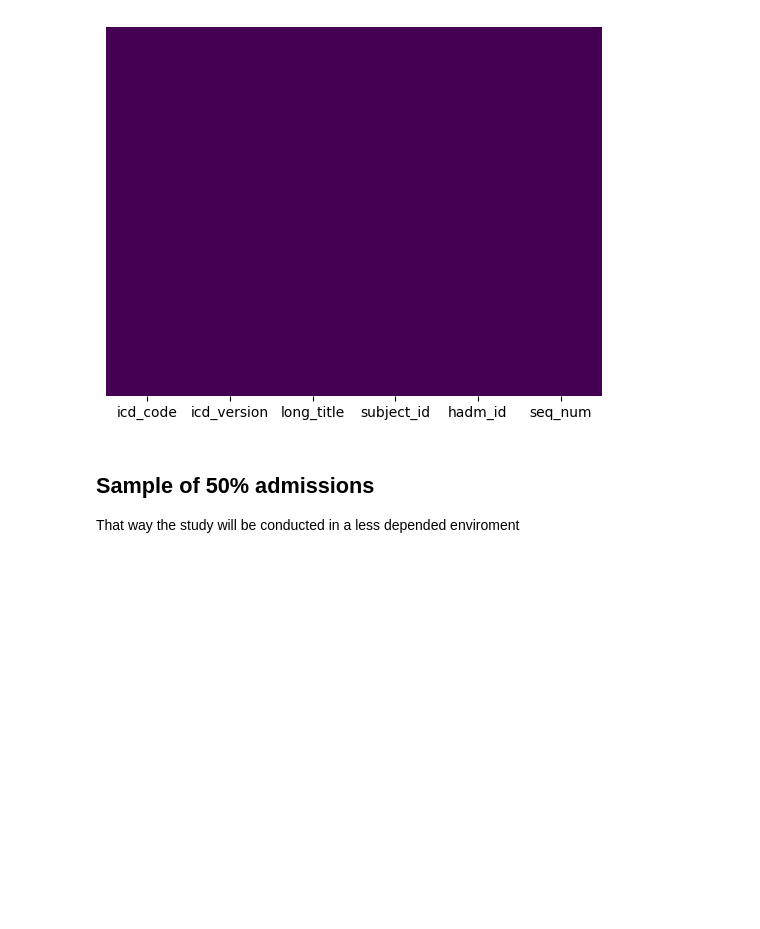
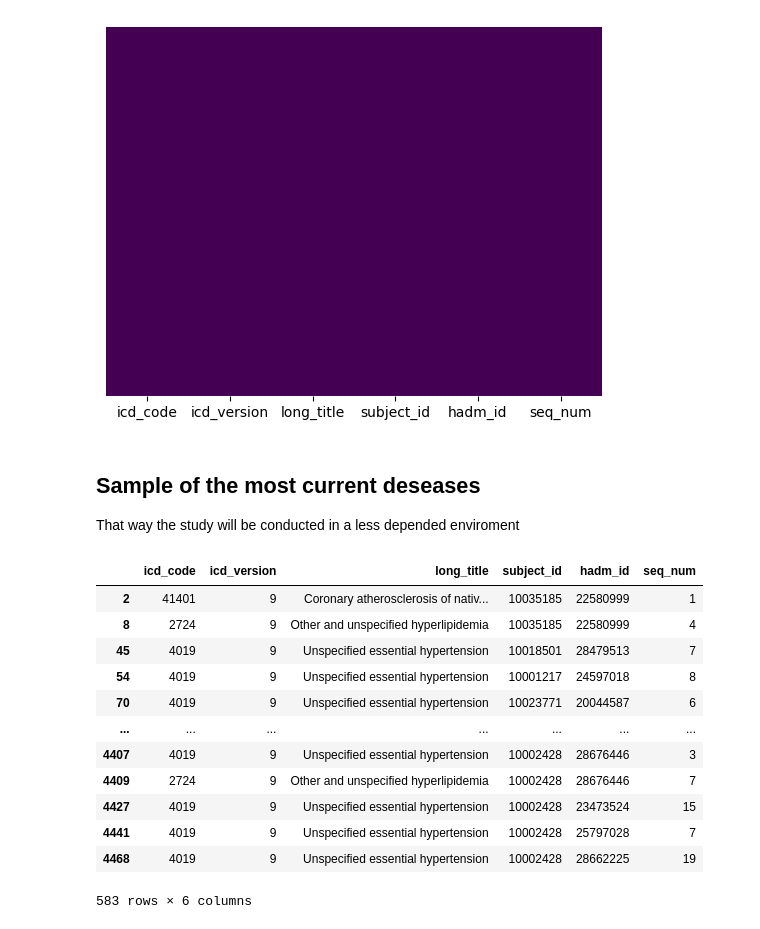
Before and after one commit to CatarinaCosta02/Master_Thesis, a Jupyter notebook: profiling/diagnosis.ipynb, the cells around one changed output. Cells and saved outputs as stored; diff of their text form; code cells hidden in the pictures; blank space fills up the shorter version.

```diff
--- a/profiling/diagnosis.ipynb
+++ b/profiling/diagnosis.ipynb
@@ -576,6 +576,6 @@ sns.heatmap(
 <Axes: >
 [figure]
 # %% [markdown]
-## Sample of 50% admissions
+## Sample of the most current deseases
 
 That way the study will be conducted in a less depended enviroment
@@ -581,0 +585,16 @@ That way the study will be conducted in a less depended enviroment
+# %%
+display(diagnoses_top)
+# %% [output]
+|  | icd_code | icd_version | long_title | subject_id | hadm_id | seq_num |
+| 2 | 41401 | 9 | Coronary atherosclerosis of nativ... | 10035185 | 22580999 | 1 |
+| 8 | 2724 | 9 | Other and unspecified hyperlipidemia | 10035185 | 22580999 | 4 |
+| 45 | 4019 | 9 | Unspecified essential hypertension | 10018501 | 28479513 | 7 |
+| 54 | 4019 | 9 | Unspecified essential hypertension | 10001217 | 24597018 | 8 |
+| 70 | 4019 | 9 | Unspecified essential hypertension | 10023771 | 20044587 | 6 |
+| ... | ... | ... | ... | ... | ... | ... |
+| 4407 | 4019 | 9 | Unspecified essential hypertension | 10002428 | 28676446 | 3 |
+| 4409 | 2724 | 9 | Other and unspecified hyperlipidemia | 10002428 | 28676446 | 7 |
+| 4427 | 4019 | 9 | Unspecified essential hypertension | 10002428 | 23473524 | 15 |
+| 4441 | 4019 | 9 | Unspecified essential hypertension | 10002428 | 25797028 | 7 |
+| 4468 | 4019 | 9 | Unspecified essential hypertension | 10002428 | 28662225 | 19 |
+583 rows × 6 columns
```
Also changed, not shown: parts of 11 cells of this notebook, 2 other files.
